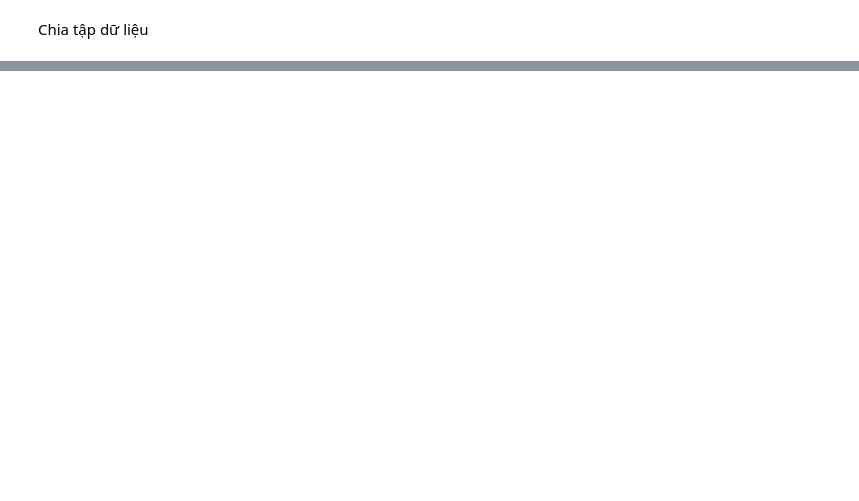
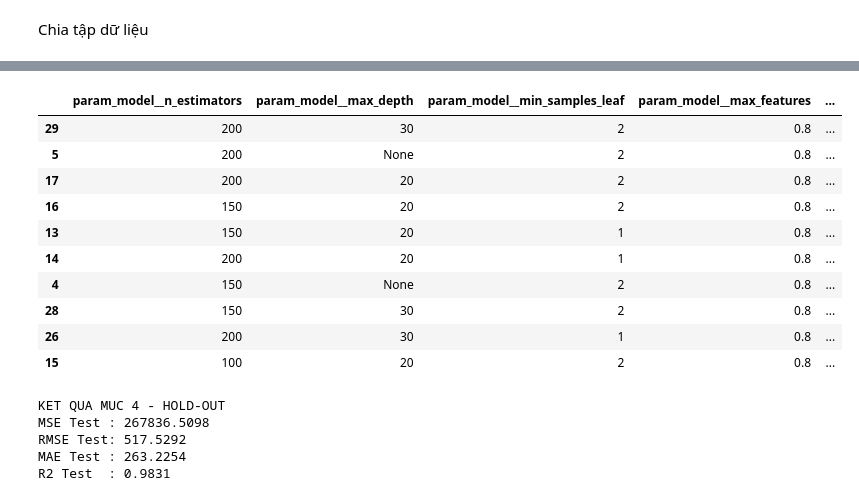
Before and after one commit to futhyganka/DiamondPrediction, a Jupyter notebook: experiments/random_forest/4_RandomForest_Hold_out.ipynb, the cells around one changed output, grey strips where cells are left out. Cells and saved outputs as stored; diff of their text form; code cells hidden in the pictures; blank space fills up the shorter version.

```diff
--- a/experiments/random_forest/4_RandomForest_Hold_out.ipynb
+++ b/experiments/random_forest/4_RandomForest_Hold_out.ipynb
@@ -373,0 +420,69 @@ Thời gian train cuối: 28.3836 giây
+# %%
+
+# CELL 14: HIEN THI KET QUA GRID SEARCH
+
+# Chuyen ket qua GridSearchCV thanh DataFrame
+cv_results = pd.DataFrame(grid_search.cv_results_)
+
+# Chon cac cot can thiet
+search_results = cv_results[
+    [
+        "param_model__n_estimators",  # So cay
+        "param_model__max_depth",  # Do sau toi da
+        "param_model__min_samples_leaf",  # So mau tai nut la
+        "param_model__max_features",  # Ti le dac trung
+        "mean_test_score",  # Diem CV trung binh
+        "std_test_score",  # Do lech chuan diem CV
+        "rank_test_score"  # Thu hang
+    ]
+].copy()
+
+# Doi diem am thanh RMSE duong
+search_results["RMSE_CV"] = -search_results["mean_test_score"]
+
+# Lay do lech chuan cua RMSE
+search_results["RMSE_STD"] = search_results["std_test_score"]
+
+# Sap xep theo RMSE tu thap den cao
+search_results = search_results.sort_values("RMSE_CV")
+
+# Hien thi 10 cau hinh co RMSE thap nhat
+display(search_results.head(10).round(4))
+# %% [output]
+|  | param_model__n_estimators | param_model__max_depth | param_model__min_samples_leaf | param_model__max_features | ... |
+| 29 | 200 | 30 | 2 | 0.8 | ... |
+| 5 | 200 | None | 2 | 0.8 | ... |
+| 17 | 200 | 20 | 2 | 0.8 | ... |
+| 16 | 150 | 20 | 2 | 0.8 | ... |
+| 13 | 150 | 20 | 1 | 0.8 | ... |
+| 14 | 200 | 20 | 1 | 0.8 | ... |
+| 4 | 150 | None | 2 | 0.8 | ... |
+| 28 | 150 | 30 | 2 | 0.8 | ... |
+| 26 | 200 | 30 | 1 | 0.8 | ... |
+| 15 | 100 | 20 | 2 | 0.8 | ... |
+# %%
+
+# Lay mo hinh tot nhat da huan luyen
+best_model = grid_search.best_estimator_
+
+# Du doan gia kim cuong tren tap Test
+y_pred = best_model.predict(X_test)
+
+# Tinh cac chi so danh gia
+mse = mean_squared_error(y_test, y_pred)
+rmse = np.sqrt(mse)
+mae = mean_absolute_error(y_test, y_pred)
+r2 = r2_score(y_test, y_pred)
+
+# In ket qua
+print("KET QUA MUC 4 - HOLD-OUT")
+print(f"MSE Test : {mse:.4f}")
+print(f"RMSE Test: {rmse:.4f}")
+print(f"MAE Test : {mae:.4f}")
+print(f"R2 Test  : {r2:.4f}")
+# %% [output]
+KET QUA MUC 4 - HOLD-OUT
+MSE Test : 267836.5098
+RMSE Test: 517.5292
+MAE Test : 263.2254
+R2 Test  : 0.9831
```
Also changed, not shown: parts of 16 cells of this notebook, 9 other files.
